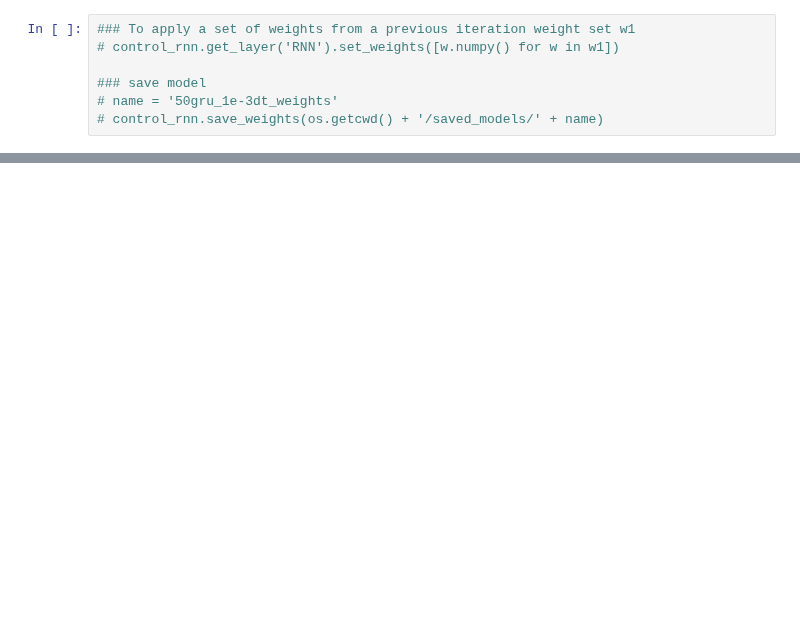
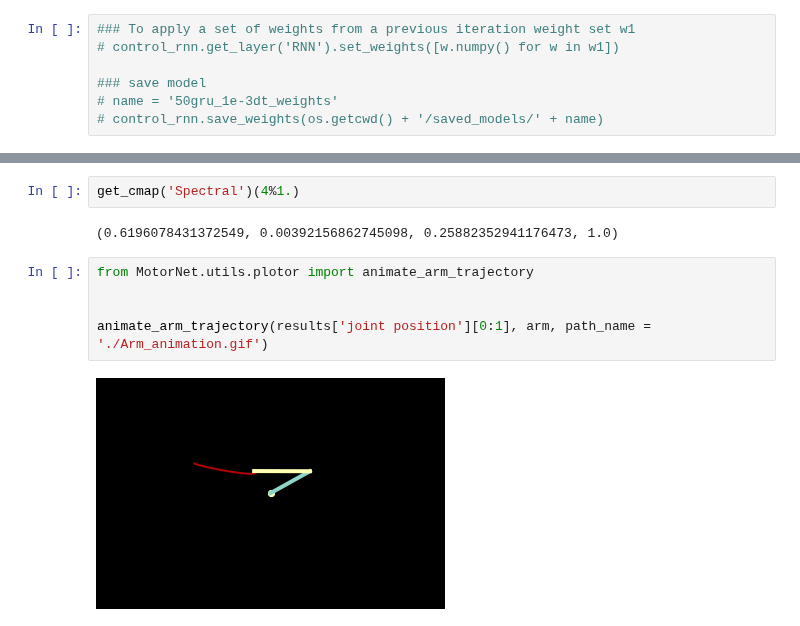
Before and after one commit to OlivierCodol/MotorNet, a Jupyter notebook: notebooks/mehrdads_playground/arm.ipynb, the cells around one changed output, grey strips where cells are left out. Cells and saved outputs as stored; diff of their text form; blank space fills up the shorter version.

Commit message:
Initial version of arm animation, example can be found in Mehrdad notebook -> arm

```diff
--- a/notebooks/mehrdads_playground/arm.ipynb
+++ b/notebooks/mehrdads_playground/arm.ipynb
@@ -189,0 +204,11 @@ if len(batchlog_callback.weights_log) > 0:
+# %%
+get_cmap('Spectral')(4%1.)
+# %% [output]
+(0.6196078431372549, 0.00392156862745098, 0.25882352941176473, 1.0)
+# %%
+from MotorNet.utils.plotor import animate_arm_trajectory
+
+
+animate_arm_trajectory(results['joint position'][0:1], arm, path_name = './Arm_animation.gif')
+# %% [output]
+[figure, added]
```
Also changed, not shown: parts of 7 cells of this notebook, 1 other file.
